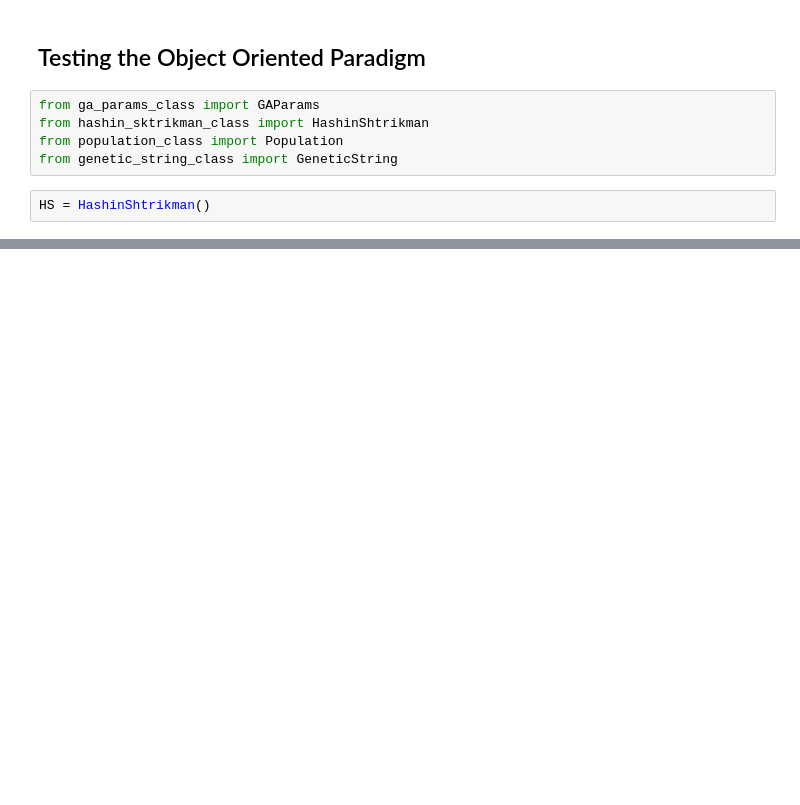
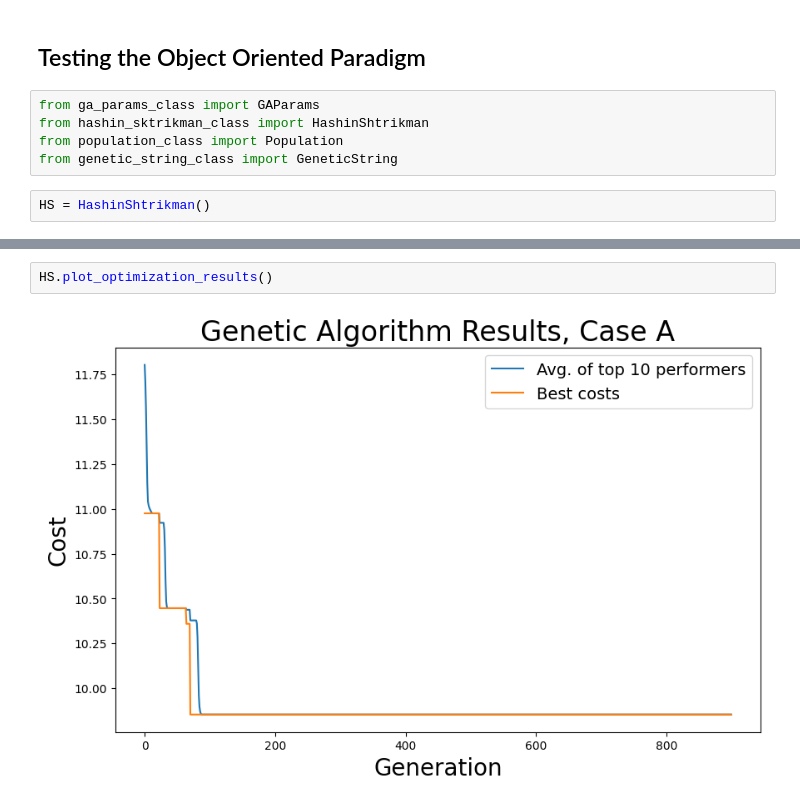
Before and after one commit to carlacupcake/hashin_shtrikman_mp, a Jupyter notebook: orp_test.ipynb, the cells around one changed output, grey strips where cells are left out. Cells and saved outputs as stored; diff of their text form; blank space fills up the shorter version.

```diff
--- a/orp_test.ipynb
+++ b/orp_test.ipynb
@@ -31,0 +55,4 @@ ValueError: could not broadcast input array from shape (12,) into shape (2,)
+# %%
+HS.plot_optimization_results()
+# %% [output]
+[figure, added]
```
Also changed, not shown: parts of 5 cells of this notebook, 3 other files.
